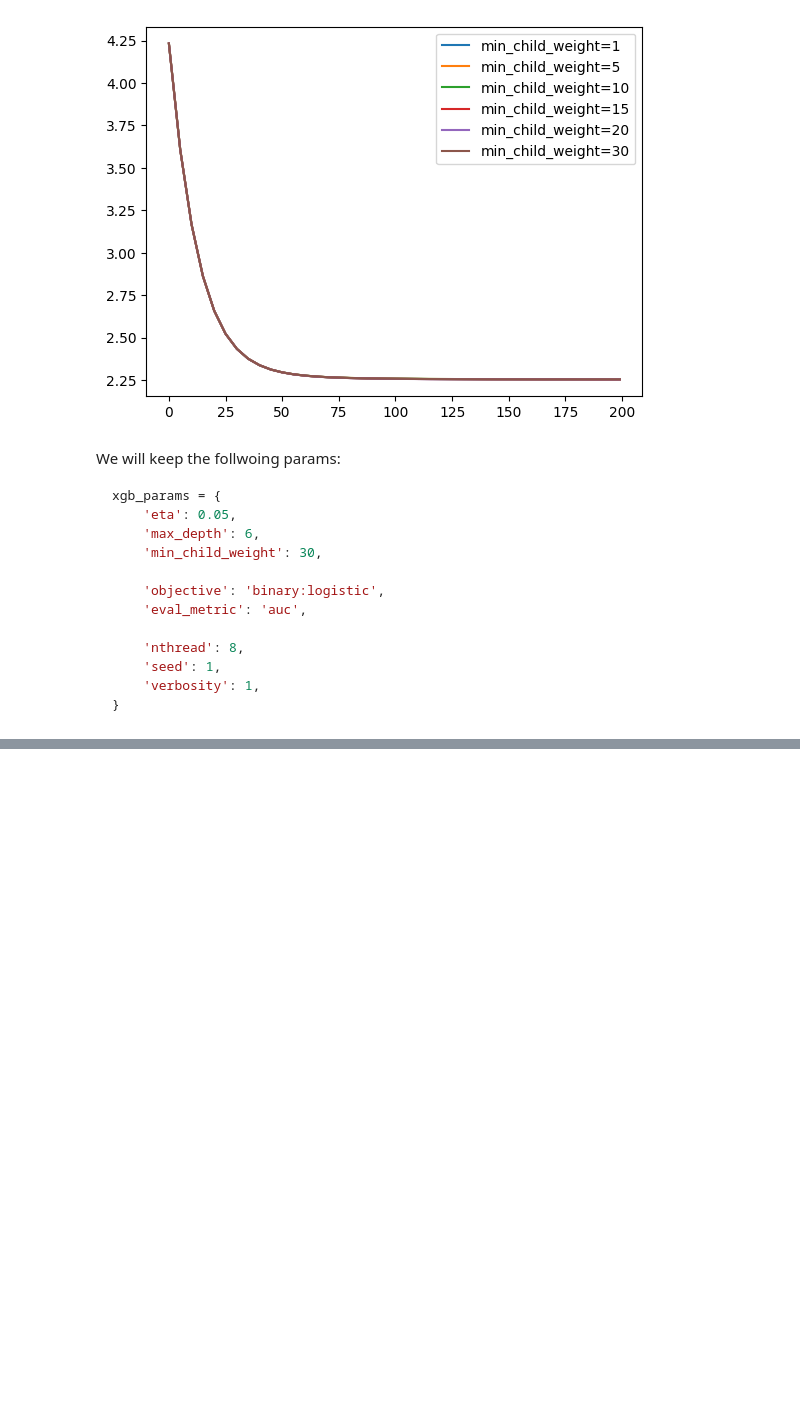
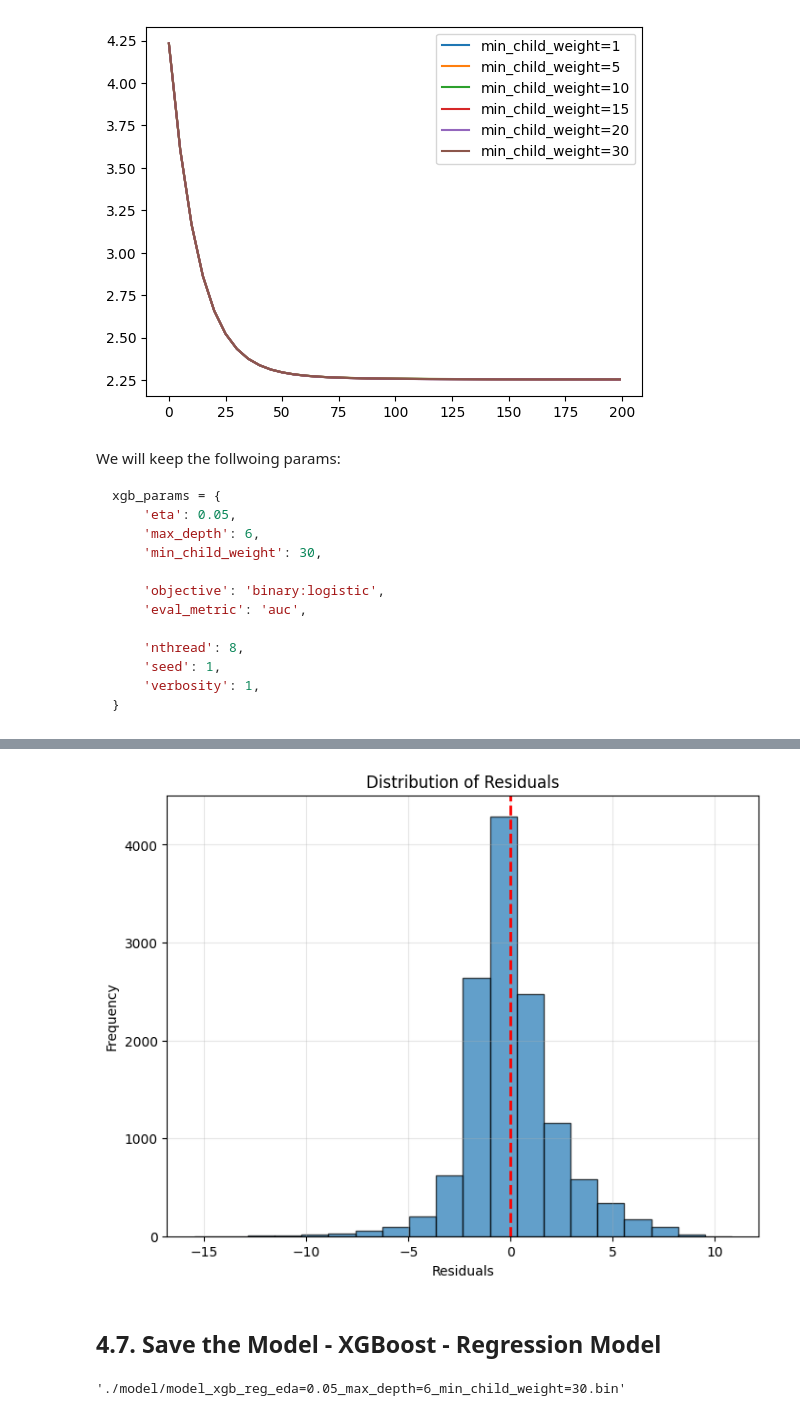
Before and after one commit to AlexHuc/food-allergy-analysis, a Jupyter notebook: notebook.ipynb, the cells around one changed output, grey strips where cells are left out. Saved outputs shown, nothing was run; the diff lists cells and outputs as text; code cells hidden in the pictures; blank space fills up the shorter version.

```diff
--- a/notebook.ipynb
+++ b/notebook.ipynb
@@ -1785,0 +1834,19 @@ final_class_model = xgb.train(xgb_params_reg, dtrai_reg, num_boost_round=200,
+# %%
+# Histogram of residuals
+plt.figure(figsize=(8, 6))
+plt.hist(residuals, bins=20, edgecolor='black', alpha=0.7)
+plt.xlabel('Residuals')
+plt.ylabel('Frequency')
+plt.title('Distribution of Residuals')
+plt.axvline(x=0, color='r', linestyle='--', linewidth=2)
+plt.grid(True, alpha=0.3)
+plt.show()
+# %% [output]
+[figure, added]
+# %% [markdown]
+## 4.7. Save the Model - XGBoost - Regression Model
+# %%
+reg_output_file = f'./model/model_xgb_reg_eda={eta_reg}_max_depth={max_depth_reg}_min_child_weight={min_child_weight_reg}.bin'
+reg_output_file
+# %% [output]
+'./model/model_xgb_reg_eda=0.05_max_depth=6_min_child_weight=30.bin'
```
Also changed, not shown: parts of 10 cells of this notebook, 2 other files.
